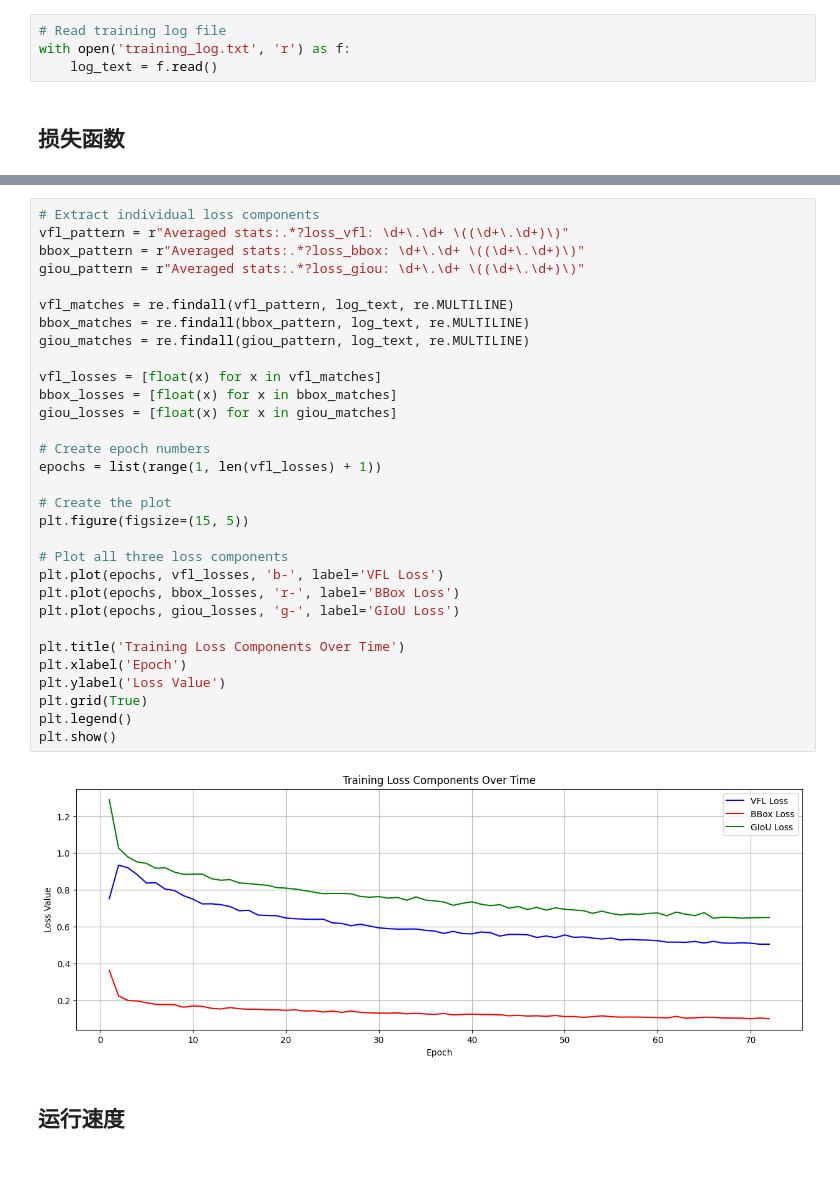
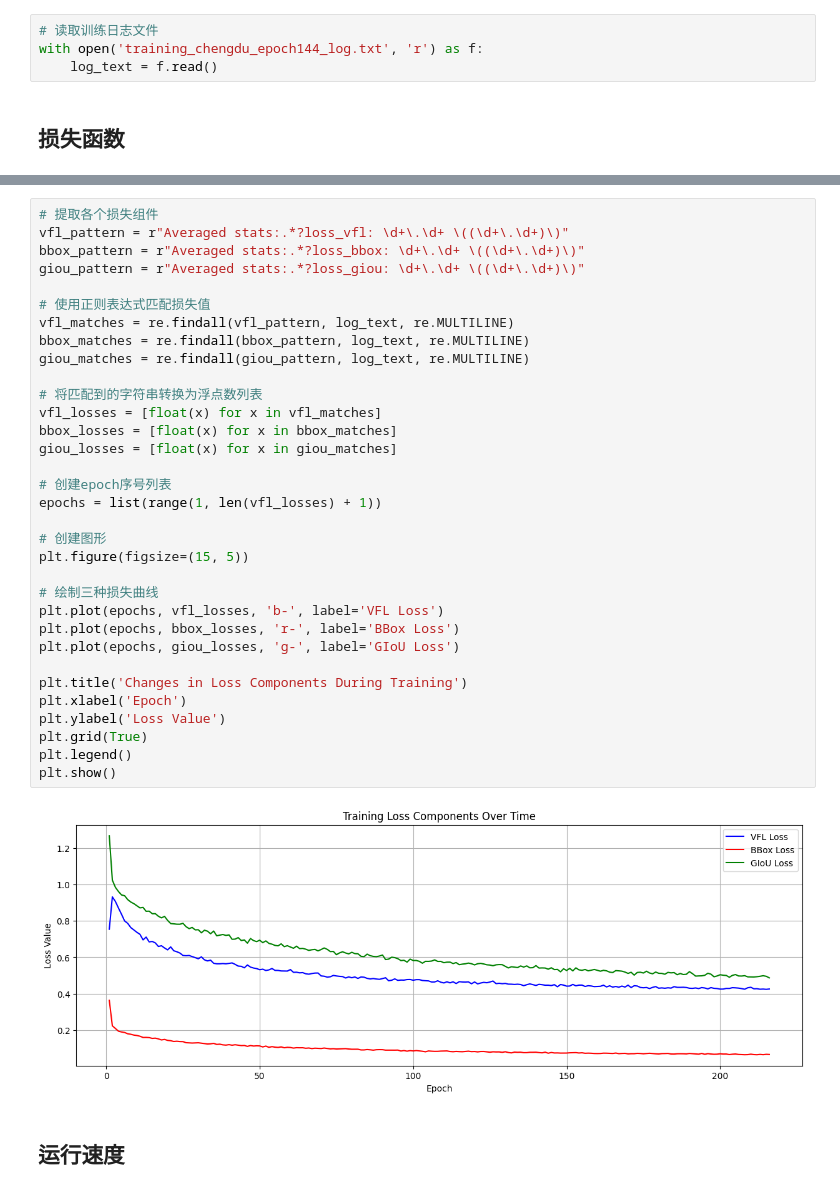
Before and after one commit to Rookie-WorkSpace/RT-DETR, a Jupyter notebook: rtdetr_pytorch/draw_log.ipynb, the cells around one changed output, grey strips where cells are left out. Cells and saved outputs as stored; diff of their text form.

```diff
--- a/rtdetr_pytorch/draw_log.ipynb
+++ b/rtdetr_pytorch/draw_log.ipynb
@@ -5,8 +5,8 @@ import re
 import numpy as np
 import matplotlib.pyplot as plt
 # %%
-# Read training log file
-with open('training_log.txt', 'r') as f:
+# 读取训练日志文件
+with open('training_chengdu_epoch144_log.txt', 'r') as f:
     log_text = f.read()
 # %% [markdown]
 ## 损失函数
@@ -63,36 +63,38 @@ plt.show()
 # %%
-# Extract individual loss components
+# 提取各个损失组件
 vfl_pattern = r"Averaged stats:.*?loss_vfl: \d+\.\d+ \((\d+\.\d+)\)"
 bbox_pattern = r"Averaged stats:.*?loss_bbox: \d+\.\d+ \((\d+\.\d+)\)"
 giou_pattern = r"Averaged stats:.*?loss_giou: \d+\.\d+ \((\d+\.\d+)\)"
 
+# 使用正则表达式匹配损失值
 vfl_matches = re.findall(vfl_pattern, log_text, re.MULTILINE)
 bbox_matches = re.findall(bbox_pattern, log_text, re.MULTILINE)
 giou_matches = re.findall(giou_pattern, log_text, re.MULTILINE)
 
+# 将匹配到的字符串转换为浮点数列表
 vfl_losses = [float(x) for x in vfl_matches]
 bbox_losses = [float(x) for x in bbox_matches]
 giou_losses = [float(x) for x in giou_matches]
 
-# Create epoch numbers
+# 创建epoch序号列表
 epochs = list(range(1, len(vfl_losses) + 1))
 
-# Create the plot
+# 创建图形
 plt.figure(figsize=(15, 5))
 
-# Plot all three loss components
+# 绘制三种损失曲线
 plt.plot(epochs, vfl_losses, 'b-', label='VFL Loss')
 plt.plot(epochs, bbox_losses, 'r-', label='BBox Loss')
 plt.plot(epochs, giou_losses, 'g-', label='GIoU Loss')
 
-plt.title('Training Loss Components Over Time')
+plt.title('Changes in Loss Components During Training')
 plt.xlabel('Epoch')
 plt.ylabel('Loss Value')
 plt.grid(True)
 plt.legend()
 plt.show()
 # %% [output]
-[figure, old version]
+[figure, new version]
 # %% [markdown]
 ## 运行速度
 # %%
```
Also changed, not shown: parts of 5 cells of this notebook, 38 other files.
